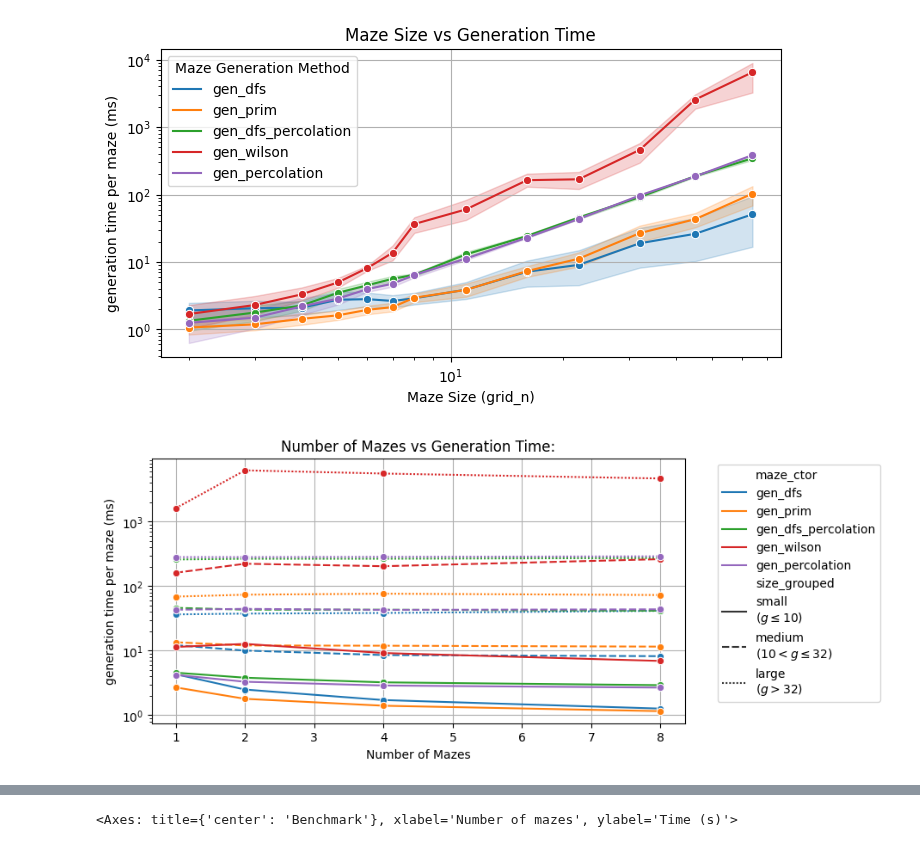
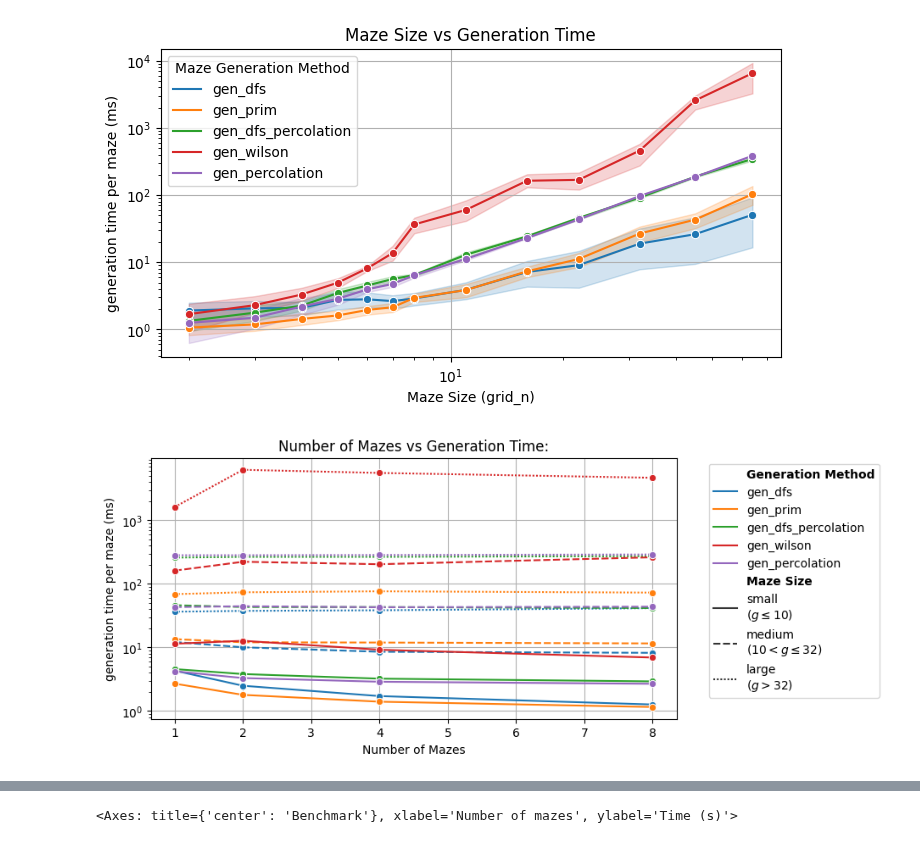
Before and after one commit to understanding-search/maze-dataset, a Jupyter notebook: docs/benchmarks/benchmark_analysis.ipynb, the cells around one changed output, grey strips where cells are left out. Drawn from its saved outputs; the diff is of its cells as text; code cells hidden in the pictures.

Commit message:
reworked figures, cut some stuff from notebook

```diff
--- a/docs/benchmarks/benchmark_analysis.ipynb
+++ b/docs/benchmarks/benchmark_analysis.ipynb
@@ -88,35 +88,44 @@ plt.show()
 
 _size_map = lambda x: (
 	"small\n($g \\leq 10)$" if x <= 10 else
 	"medium\n($10 < g \\leq 32$)" if x <= 32 else
 	"large\n($g > 32$)"
 )
 
 df["size_grouped"] = df["grid_n"].apply(_size_map)
 
 plt.figure(figsize=(8, 4))
 sns.lineplot(
 	data=df,
 	x='n_mazes',
 	y='time_normalized',
 	hue='maze_ctor',
 	style='size_grouped',
 	marker='o',
 	errorbar=None,
-	# logarithmic colormap
-	# palette=sns.color_palette("flare", as_cmap=True),
 	# make legend contain all labels
 	legend='full',
 )
 plt.title(f'Number of Mazes vs Generation Time:')
 plt.xlabel('Number of Mazes')
 plt.ylabel('generation time per maze (ms)')
 # plt.xscale('log')
 plt.yscale('log')
-# put the legend outside the plot
-plt.legend(bbox_to_anchor=(1.05, 1), loc='upper left')
+
+# Create the legend and place it outside the plot
+legend = plt.legend(bbox_to_anchor=(1.05, 1), loc='upper left')
+
+# Make the titles of the areas in the legend bold
+for t in legend.texts:
+	if t.get_text() == 'maze_ctor':
+		t.set_text('Generation Method')
+		t.set_weight('bold')
+	elif t.get_text() == 'size_grouped':
+		t.set_text('Maze Size')
+		t.set_weight('bold')
+
 plt.grid(True)
 plt.savefig('n_mazes-vs-gentime.pdf')
 plt.show()
 # %% [output]
-[figure, old version]
+[figure, new version]
```
Also changed, not shown: parts of 1 cell of this notebook, 2 other files.
